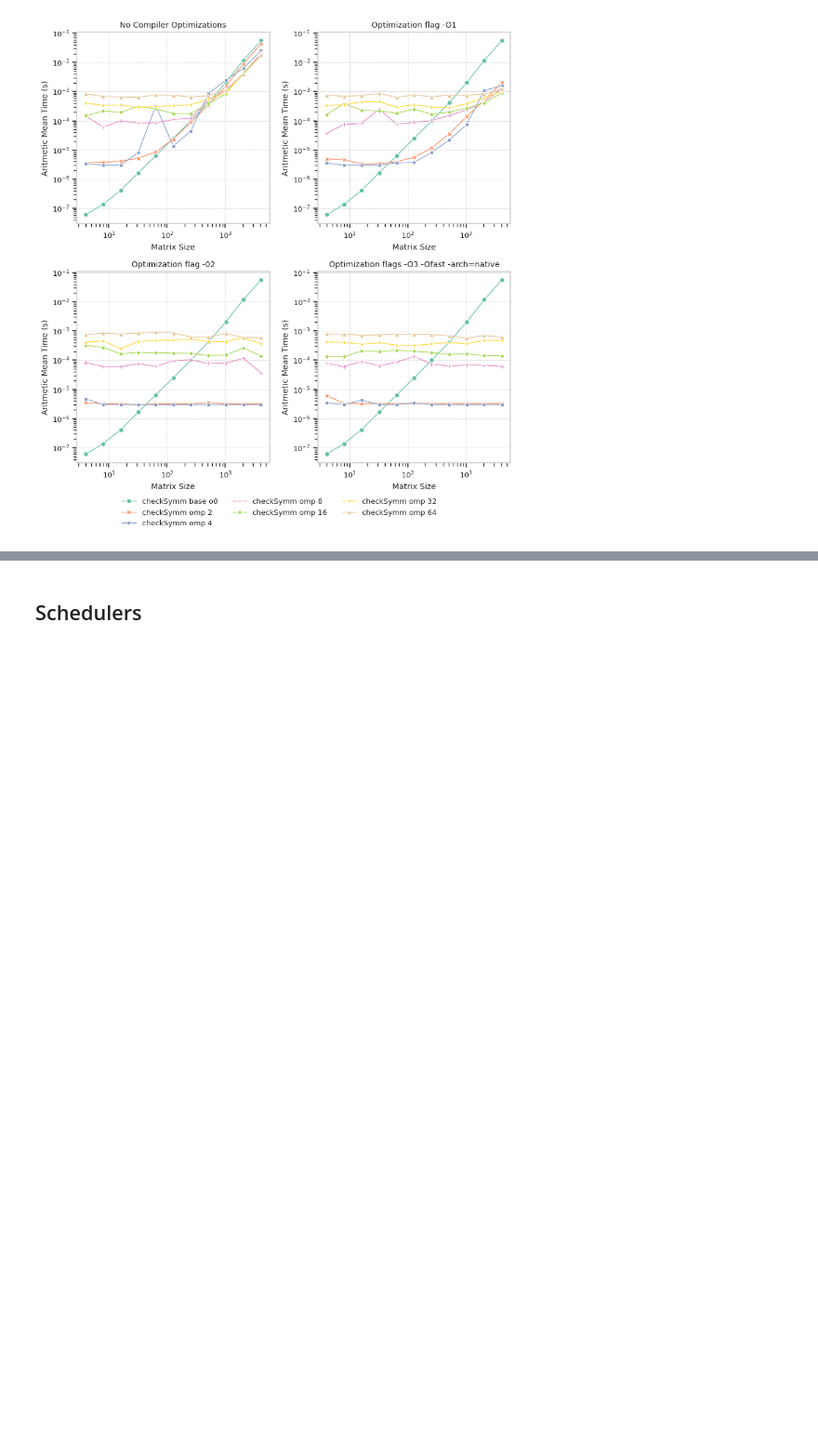
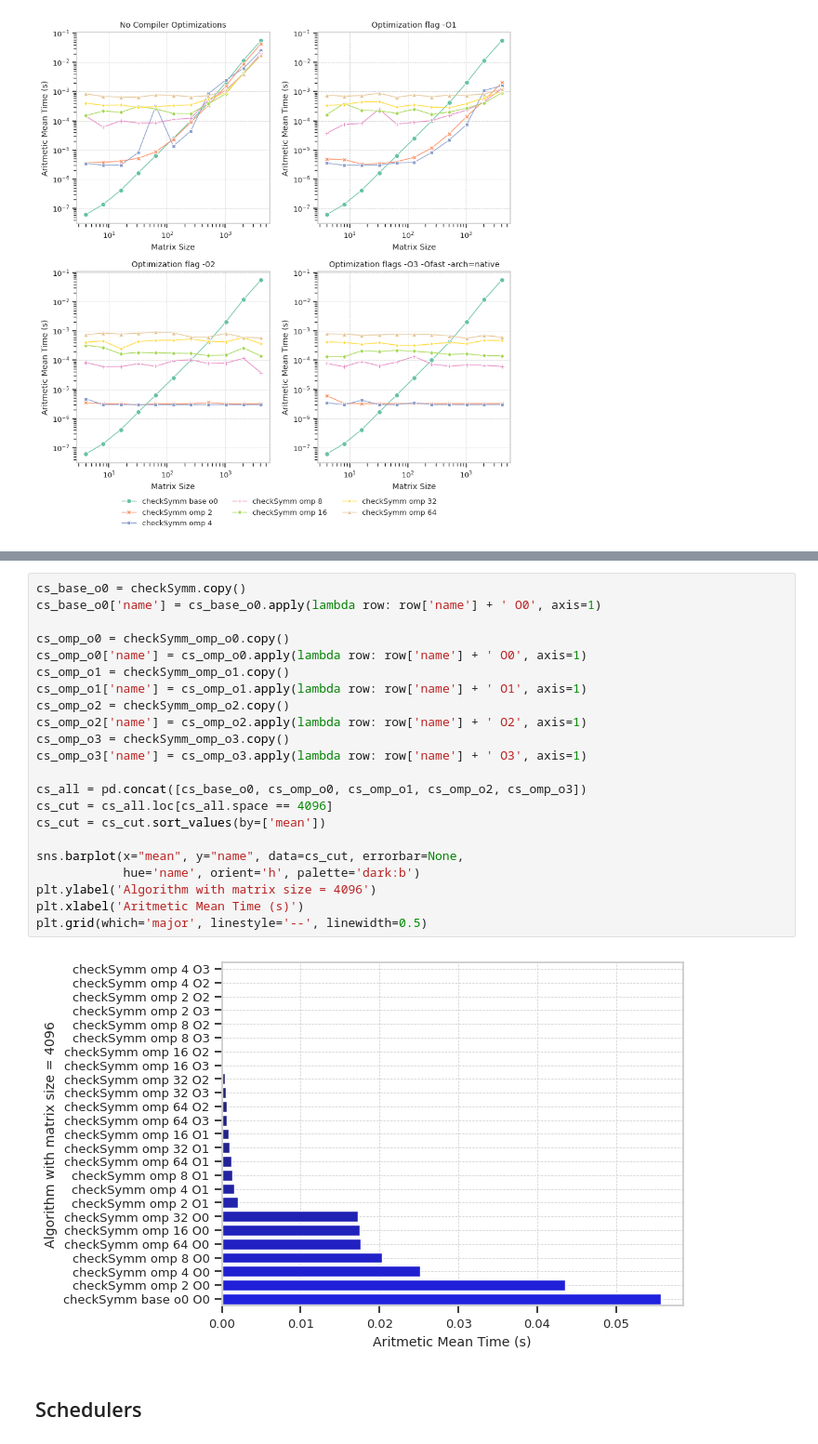
Before and after one commit to San7o/parallel-computing-cpp, a Jupyter notebook: benchmarks/plotting/notebooks/checkSymm.ipynb, the cells around one changed output, grey strips where cells are left out. Shown at 93% size. Drawn from its saved outputs; the diff is of its cells as text; blank space fills up the shorter version.

```diff
--- a/benchmarks/plotting/notebooks/checkSymm.ipynb
+++ b/benchmarks/plotting/notebooks/checkSymm.ipynb
@@ -367,3 +423,27 @@ plt.show()
+# %%
+cs_base_o0 = checkSymm.copy()
+cs_base_o0['name'] = cs_base_o0.apply(lambda row: row['name'] + ' O0', axis=1)
+
+cs_omp_o0 = checkSymm_omp_o0.copy()
+cs_omp_o0['name'] = cs_omp_o0.apply(lambda row: row['name'] + ' O0', axis=1)
+cs_omp_o1 = checkSymm_omp_o1.copy()
+cs_omp_o1['name'] = cs_omp_o1.apply(lambda row: row['name'] + ' O1', axis=1)
+cs_omp_o2 = checkSymm_omp_o2.copy()
+cs_omp_o2['name'] = cs_omp_o2.apply(lambda row: row['name'] + ' O2', axis=1)
+cs_omp_o3 = checkSymm_omp_o3.copy()
+cs_omp_o3['name'] = cs_omp_o3.apply(lambda row: row['name'] + ' O3', axis=1)
+
+cs_all = pd.concat([cs_base_o0, cs_omp_o0, cs_omp_o1, cs_omp_o2, cs_omp_o3])
+cs_cut = cs_all.loc[cs_all.space == 4096]
+cs_cut = cs_cut.sort_values(by=['mean'])
+
+sns.barplot(x="mean", y="name", data=cs_cut, errorbar=None,
+            hue='name', orient='h', palette='dark:b')
+plt.ylabel('Algorithm with matrix size = 4096')
+plt.xlabel('Aritmetic Mean Time (s)')
+plt.grid(which='major', linestyle='--', linewidth=0.5)
+# %% [output]
+[figure, added]
 # %% [markdown]
 ## Schedulers
 # %%
```
Also changed, not shown: parts of 2 cells of this notebook, 2 other files.
